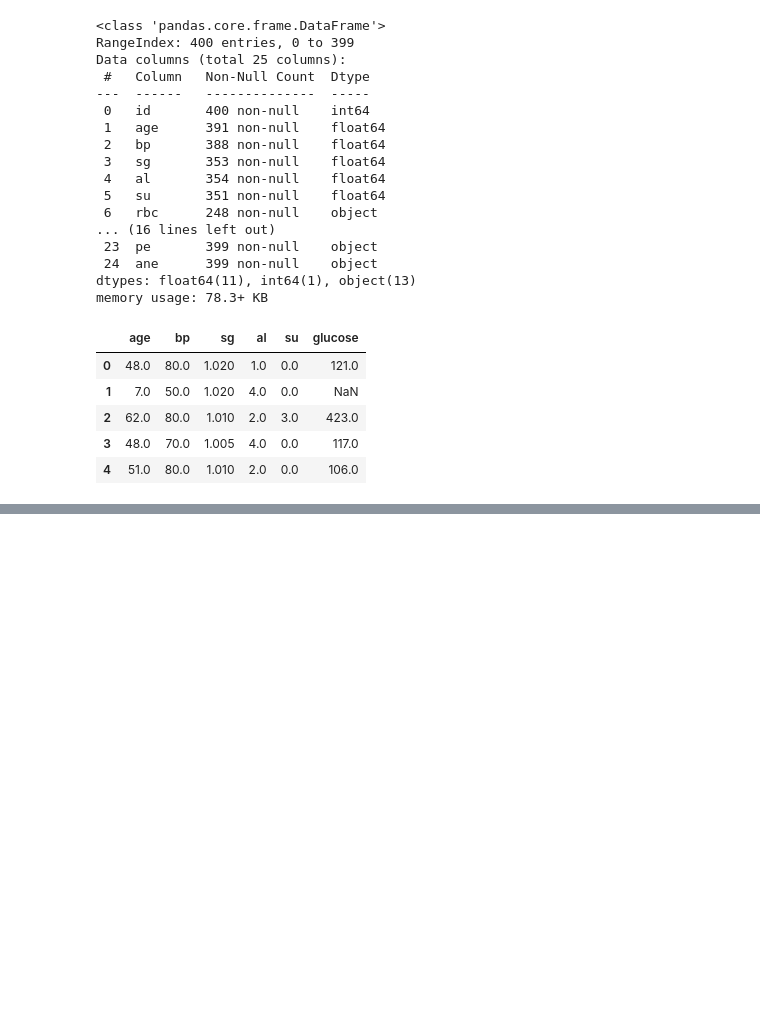
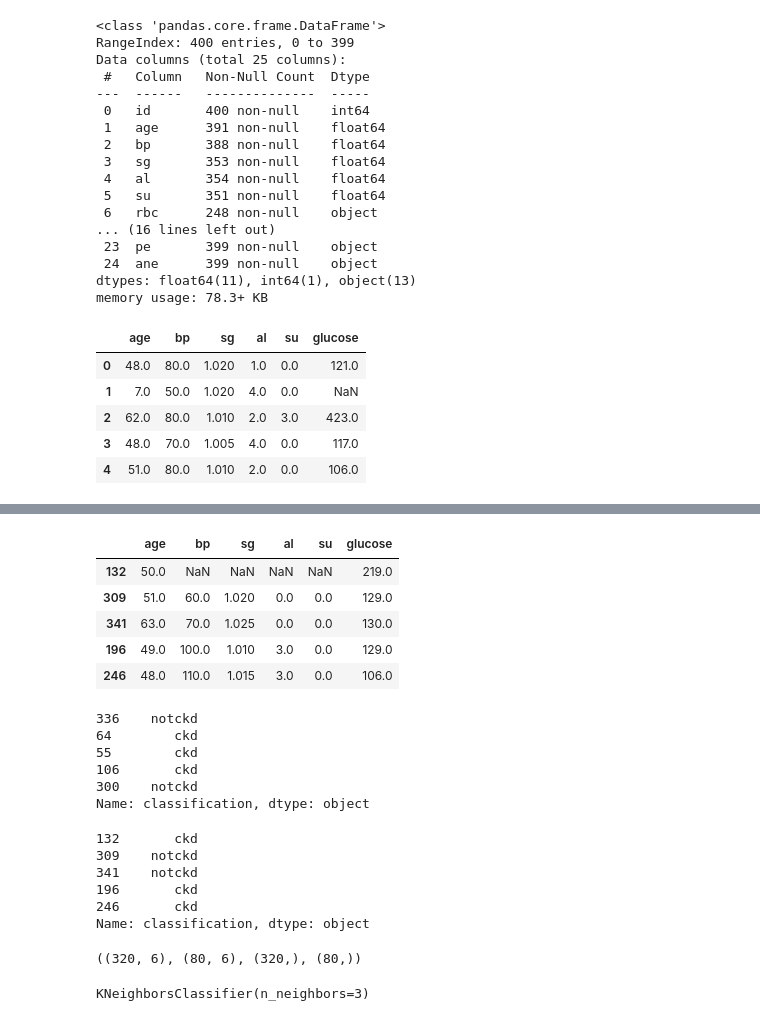
Before and after one commit to DINESHKONALA/PYTHON, a Jupyter notebook: Data_Science/7_Implementing_k-Nearest_Neighbors.ipynb, the cells around one changed output, grey strips where cells are left out. Saved outputs shown, nothing was run; the diff lists cells and outputs as text; code cells hidden in the pictures; blank space fills up the shorter version.

```diff
--- a/Data_Science/7_Implementing_k-Nearest_Neighbors.ipynb
+++ b/Data_Science/7_Implementing_k-Nearest_Neighbors.ipynb
@@ -140,0 +146,31 @@ x.head()
+# %%
+X_test.head()
+# %% [output]
+|  | age | bp | sg | al | su | glucose |
+| 132 | 50.0 | NaN | NaN | NaN | NaN | 219.0 |
+| 309 | 51.0 | 60.0 | 1.020 | 0.0 | 0.0 | 129.0 |
+| 341 | 63.0 | 70.0 | 1.025 | 0.0 | 0.0 | 130.0 |
+| 196 | 49.0 | 100.0 | 1.010 | 3.0 | 0.0 | 129.0 |
+| 246 | 48.0 | 110.0 | 1.015 | 3.0 | 0.0 | 106.0 |
+# %%
+Y_train.head()
+# %% [output]
+336    notckd
+64        ckd
+55        ckd
+106       ckd
+300    notckd
+Name: classification, dtype: object
+# %%
+Y_test.head()
+# %% [output]
+132       ckd
+309    notckd
+341    notckd
+196       ckd
+246       ckd
+Name: classification, dtype: object
+# %%
+X_train.shape, X_test.shape, Y_train.shape, Y_test.shape
+# %% [output]
+((320, 6), (80, 6), (320,), (80,))
@@ -140,0 +179,9 @@ x.head()
+# %%
+# Impute missing values in X_train
+imputer = SimpleImputer(strategy='mean')
+X_train_imputed = imputer.fit_transform(X_train)
+
+# Fit the model using the imputed data
+knn.fit(X_train_imputed, Y_train)
+# %% [output]
+KNeighborsClassifier(n_neighbors=3)
```
Also changed, not shown: parts of 12 cells of this notebook, 15 other files.
